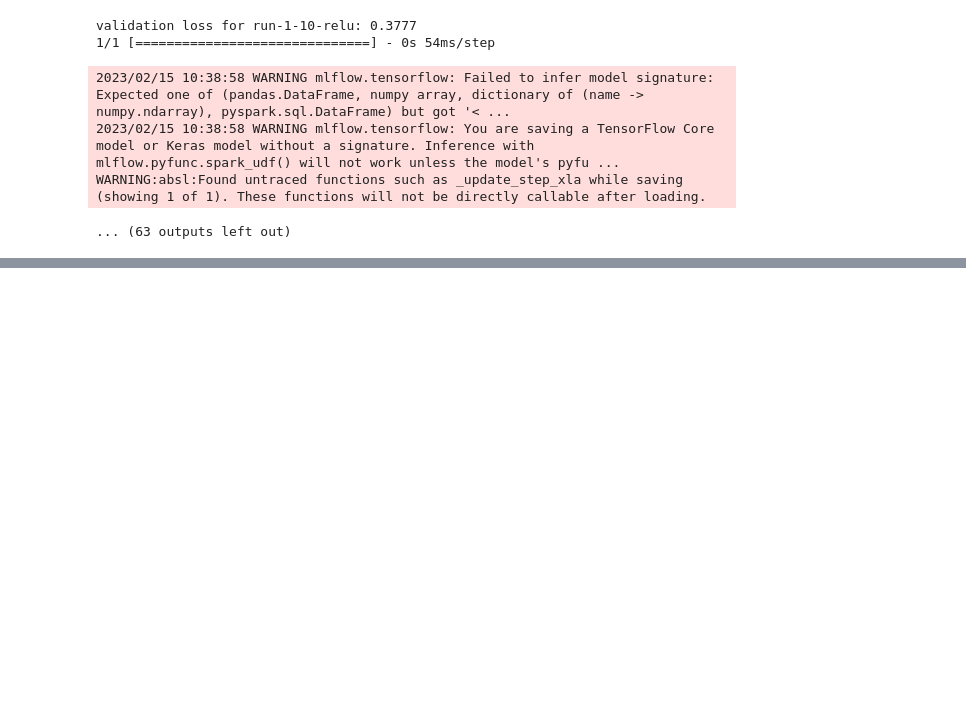
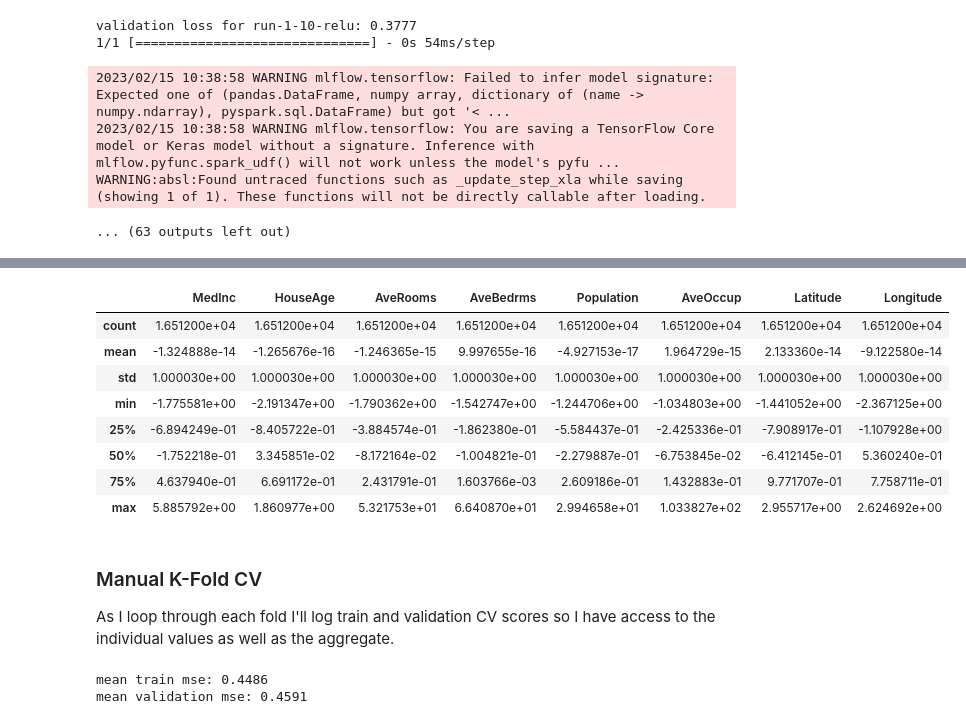
Before and after one commit to mcnewcp/keras-tune-workflow, a Jupyter notebook: 01-mlflow.ipynb, the cells around one changed output, grey strips where cells are left out. Cells and saved outputs as stored; diff of their text form; code cells hidden in the pictures; blank space fills up the shorter version.

Commit message:
add cross fold validation

```diff
--- a/01-mlflow.ipynb
+++ b/01-mlflow.ipynb
@@ -302,0 +313,67 @@ WARNING:absl:Found untraced functions such as _update_step_xla while saving (sho
+# %%
+X_train_full, X_test, y_train_full, y_test = train_test_split(
+    housing.data, housing.target, test_size=0.2
+)
+
+scaler = StandardScaler()
+X_train = scaler.fit_transform(X_train_full)
+X_test = scaler.transform(X_test)
+y_train = y_train_full  # for consistency in naming
+
+pd.DataFrame(X_train, columns=housing.feature_names).describe()
+# %% [output]
+|  | MedInc | HouseAge | AveRooms | AveBedrms | Population | AveOccup | Latitude | Longitude |
+| count | 1.651200e+04 | 1.651200e+04 | 1.651200e+04 | 1.651200e+04 | 1.651200e+04 | 1.651200e+04 | 1.651200e+04 | 1.651200e+04 |
+| mean | -1.324888e-14 | -1.265676e-16 | -1.246365e-15 | 9.997655e-16 | -4.927153e-17 | 1.964729e-15 | 2.133360e-14 | -9.122580e-14 |
+| std | 1.000030e+00 | 1.000030e+00 | 1.000030e+00 | 1.000030e+00 | 1.000030e+00 | 1.000030e+00 | 1.000030e+00 | 1.000030e+00 |
+| min | -1.775581e+00 | -2.191347e+00 | -1.790362e+00 | -1.542747e+00 | -1.244706e+00 | -1.034803e+00 | -1.441052e+00 | -2.367125e+00 |
+| 25% | -6.894249e-01 | -8.405722e-01 | -3.884574e-01 | -1.862380e-01 | -5.584437e-01 | -2.425336e-01 | -7.908917e-01 | -1.107928e+00 |
+| 50% | -1.752218e-01 | 3.345851e-02 | -8.172164e-02 | -1.004821e-01 | -2.279887e-01 | -6.753845e-02 | -6.412145e-01 | 5.360240e-01 |
+| 75% | 4.637940e-01 | 6.691172e-01 | 2.431791e-01 | 1.603766e-03 | 2.609186e-01 | 1.432883e-01 | 9.771707e-01 | 7.758711e-01 |
+| max | 5.885792e+00 | 1.860977e+00 | 5.321753e+01 | 6.640870e+01 | 2.994658e+01 | 1.033827e+02 | 2.955717e+00 | 2.624692e+00 |
+# %% [markdown]
+### Manual K-Fold CV
+
+As I loop through each fold I'll log train and validation CV scores so I have access to the individual values as well as the aggregate.
+# %%
+from sklearn.model_selection import KFold
+import numpy as np
+
+mlflow.tensorflow.autolog(disable=True)  # turn off logging
+
+hyper_params = {"n_hidden": 2, "n_neurons": 15, "activation": "relu"}
+
+kf = KFold(
+    n_splits=5, shuffle=True, random_state=629
+)  # define random for reproducibility
+cv_train_losses = []
+cv_val_losses = []
+for fit, val in kf.split(X_train, y_train):
+    # define train and validation set per fold
+    train_data = (
+        X_train[fit],
+        {"main_output": y_train[fit], "aux_output": y_train[fit]},
+    )
+    val_data = (X_train[val], {"main_output": y_train[val], "aux_output": y_train[val]})
+    model = build_model(**hyper_params)
+    history = model.fit(
+        train_data[0],
+        train_data[1],
+        epochs=20,
+        validation_data=val_data,
+        callbacks=[
+            keras.callbacks.EarlyStopping(patience=5, restore_best_weights=True)
+        ],
+        verbose=0,
+    )
+    # update per fold loss
+    train_loss, __, __ = model.evaluate(train_data[0], train_data[1], verbose=0)
+    val_loss, __, __ = model.evaluate(val_data[0], val_data[1], verbose=0)
+    cv_train_losses.append(train_loss)
+    cv_val_losses.append(val_loss)
+
+print(f"mean train mse: {round(np.mean(cv_train_losses), 4)}")
+print(f"mean validation mse: {round(np.mean(cv_val_losses), 4)}")
+# %% [output]
+mean train mse: 0.4486
+mean validation mse: 0.4591
```
Also changed, not shown: parts of 2 cells of this notebook.
